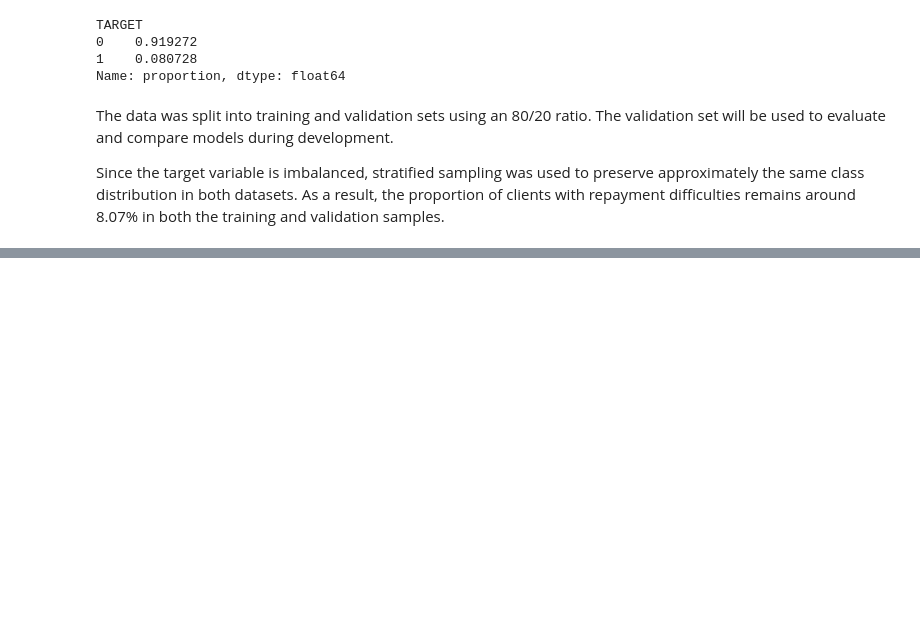
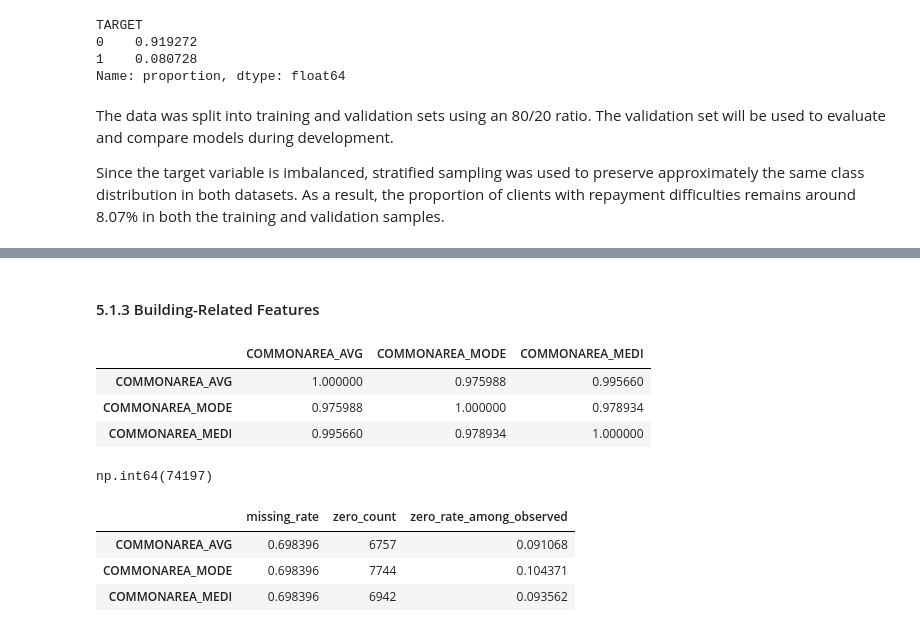
Before and after one commit to Tural-Kazimov/home-credit-default-risk, a Jupyter notebook: 02_model_development.ipynb, the cells around one changed output, grey strips where cells are left out. Drawn from its saved outputs; the diff is of its cells as text; code cells hidden in the pictures; blank space fills up the shorter version.

```diff
--- a/02_model_development.ipynb
+++ b/02_model_development.ipynb
@@ -58,0 +232,20 @@ Since the target variable is imbalanced, stratified sampling was used to preserv
+# %%
+# Calculate training medians and apply them to both datasets
+ext1_median = X_train['EXT_SOURCE_1'].median()
+ext2_median = X_train['EXT_SOURCE_2'].median()
+ext3_median = X_train['EXT_SOURCE_3'].median()
+
+X_train['EXT_SOURCE_1'] = X_train['EXT_SOURCE_1'].fillna(ext1_median)
+X_valid['EXT_SOURCE_1'] = X_valid['EXT_SOURCE_1'].fillna(ext1_median)
+
+X_train['EXT_SOURCE_2'] = X_train['EXT_SOURCE_2'].fillna(ext2_median)
+X_valid['EXT_SOURCE_2'] = X_valid['EXT_SOURCE_2'].fillna(ext2_median)
+
+X_train['EXT_SOURCE_3'] = X_train['EXT_SOURCE_3'].fillna(ext3_median)
+X_valid['EXT_SOURCE_3'] = X_valid['EXT_SOURCE_3'].fillna(ext3_median)
+
+# Check remaining missing values
+ext_cols = ['EXT_SOURCE_1', 'EXT_SOURCE_2', 'EXT_SOURCE_3']
+
+print(X_train[ext_cols].isna().sum())
+print(X_valid[ext_cols].isna().sum())
@@ -58,0 +261,36 @@ Since the target variable is imbalanced, stratified sampling was used to preserv
+# %% [markdown]
+#### 5.1.3 Building-Related Features
+# %%
+building_cols = [
+    'COMMONAREA_AVG',
+    'COMMONAREA_MODE',
+    'COMMONAREA_MEDI'
+]
+
+X_train[building_cols].corr()
+# %% [output]
+|  | COMMONAREA_AVG | COMMONAREA_MODE | COMMONAREA_MEDI |
+| COMMONAREA_AVG | 1.000000 | 0.975988 | 0.995660 |
+| COMMONAREA_MODE | 0.975988 | 1.000000 | 0.978934 |
+| COMMONAREA_MEDI | 0.995660 | 0.978934 | 1.000000 |
+# %%
+X_train[building_cols].notna().all(axis=1).sum()
+# %% [output]
+np.int64(74197)
+# %%
+# Examine missingness and the proportion of zeros among observed values
+zero_summary = pd.DataFrame({
+    'missing_rate': X_train[building_cols].isna().mean(),
+    'zero_count': X_train[building_cols].eq(0).sum(),
+    'zero_rate_among_observed': (
+        X_train[building_cols].eq(0).sum()
+        / X_train[building_cols].notna().sum()
+    )
+})
+
+zero_summary
+# %% [output]
+|  | missing_rate | zero_count | zero_rate_among_observed |
+| COMMONAREA_AVG | 0.698396 | 6757 | 0.091068 |
+| COMMONAREA_MODE | 0.698396 | 7744 | 0.104371 |
+| COMMONAREA_MEDI | 0.698396 | 6942 | 0.093562 |
```
Also changed, not shown: parts of 36 cells of this notebook, 1 other file.
